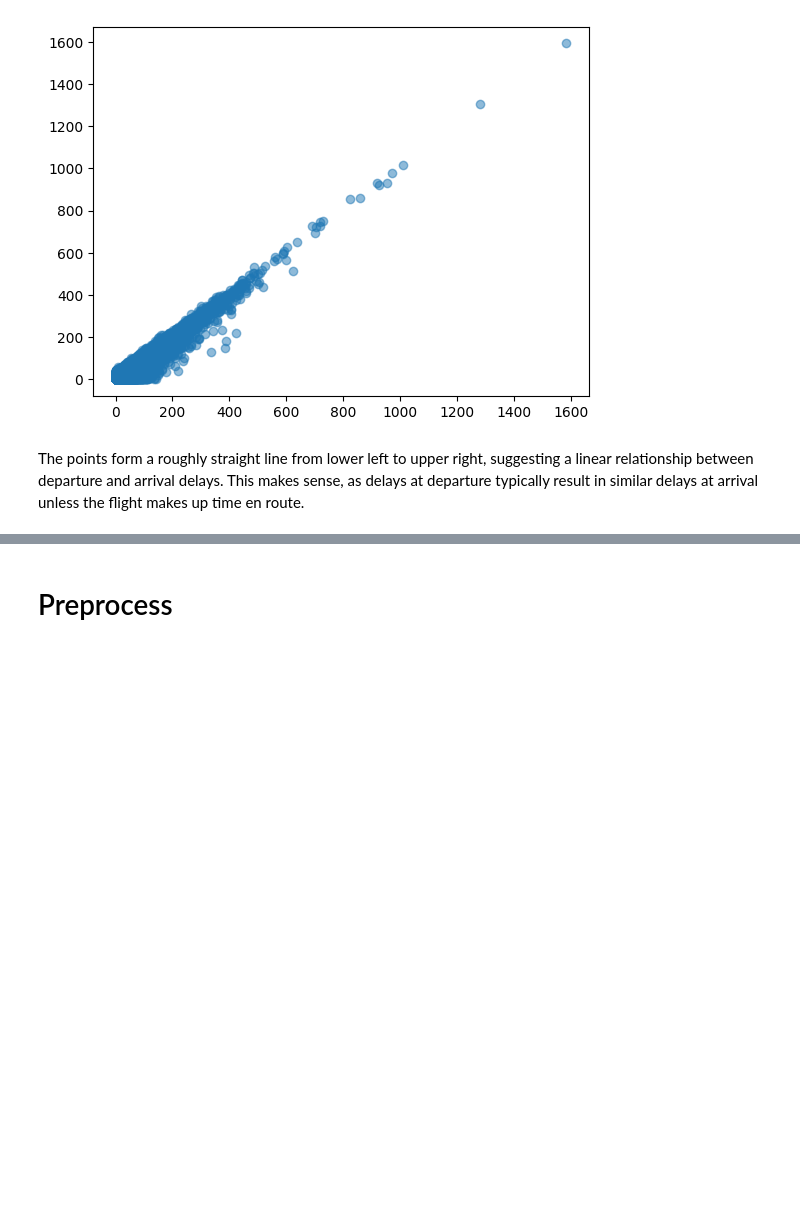
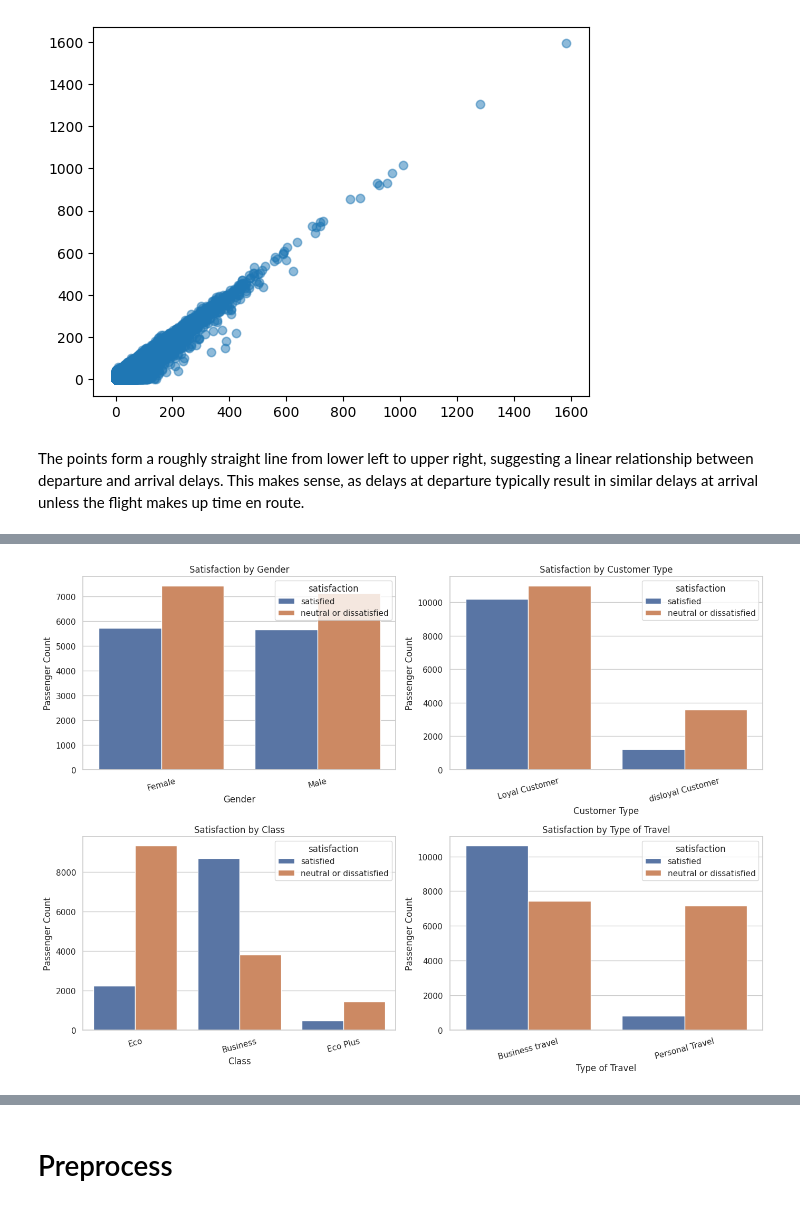
Before and after one commit to 29Schiller/Airline-Passenger-Satisfaction, a Jupyter notebook: BigDataTechnologyProject_APS_DuNhan.ipynb, the cells around one changed output, grey strips where cells are left out. Drawn from its saved outputs; the diff is of its cells as text; code cells hidden in the pictures; blank space fills up the shorter version.

```diff
--- a/BigDataTechnologyProject_APS_DuNhan.ipynb
+++ b/BigDataTechnologyProject_APS_DuNhan.ipynb
@@ -314,0 +330,82 @@ The points form a roughly straight line from lower left to upper right, suggesti
+# %%
+import matplotlib.pyplot as plt
+import seaborn as sns
+import pandas as pd
+import numpy as np
+
+# Clean and prepare data
+df_clean = test.toPandas()
+
+# Drop unnecessary columns
+df_clean.drop(columns=['_c0', 'id'], inplace=True)
+
+# Check and fill missing values in 'Arrival Delay in Minutes'
+df_clean['Arrival Delay in Minutes'].fillna(df_clean['Arrival Delay in Minutes'].median(), inplace=True)
+
+# Step A: Customer Profile Analysis
+# Satisfaction by Gender, Customer Type, Class, Type of Travel
+profile_vars = ['Gender', 'Customer Type', 'Class', 'Type of Travel']
+
+profile_summary = {}
+for var in profile_vars:
+    profile_summary[var] = df_clean.groupby([var, 'satisfaction']).size().unstack().fillna(0)
+
+# Age distribution by satisfaction
+age_dist = df_clean[['Age', 'satisfaction']]
+
+# Step B: Service Ratings vs Satisfaction
+service_columns = [
+    'Inflight wifi service', 'Departure/Arrival time convenient', 'Ease of Online booking',
+    'Gate location', 'Food and drink', 'Online boarding', 'Seat comfort',
+    'Inflight entertainment', 'On-board service', 'Leg room service', 'Baggage handling',
+    'Checkin service', 'Inflight service', 'Cleanliness'
+]
+
+service_summary = df_clean.groupby('satisfaction')[service_columns].mean().T
+service_summary['Difference'] = service_summary['satisfied'] - service_summary['neutral or dissatisfied']
+service_summary_sorted = service_summary.sort_values(by='Difference', ascending=False)
+
+# Step C: Delay analysis
+delay_summary = df_clean.groupby('satisfaction')[['Departure Delay in Minutes', 'Arrival Delay in Minutes']].mean()
+
+# Set plot style
+sns.set(style="whitegrid")
+plt.figure(figsize=(10, 6))
+
+# 1. Customer Profile Plots
+fig1, axes = plt.subplots(2, 2, figsize=(14, 10))
+profile_vars = ['Gender', 'Customer Type', 'Class', 'Type of Travel']
+
+for ax, var in zip(axes.flat, profile_vars):
+    sns.countplot(data=df_clean, x=var, hue='satisfaction', ax=ax)
+    ax.set_title(f'Satisfaction by {var}')
+    ax.set_ylabel("Passenger Count")
+    ax.set_xlabel(var)
+    ax.tick_params(axis='x', rotation=15)
+
+plt.tight_layout()
+plt.show()
+
+# 2. Service Rating Difference Plot
+plt.figure(figsize=(12, 8))
+sns.barplot(
+    y=service_summary_sorted.index,
+    x=service_summary_sorted['Difference'],
+    palette='coolwarm'
+)
+plt.axvline(0, color='gray', linestyle='--')
+plt.title('Average Service Rating Difference: Satisfied - Dissatisfied')
+plt.xlabel('Rating Difference')
+plt.ylabel('Service Category')
+plt.tight_layout()
+plt.show()
+
+# 3. Delay Analysis Plot
+plt.figure(figsize=(8, 5))
+delay_summary.T.plot(kind='bar', figsize=(10, 5), colormap='viridis')
+plt.title('Average Delay by Satisfaction Group')
+plt.ylabel('Average Delay (minutes)')
+plt.xticks(rotation=0)
+plt.tight_layout()
+plt.show()
+# %% [output]
@@ -314,0 +419 @@ The points form a roughly straight line from lower left to upper right, suggesti
+[figure, added]
```
Also changed, not shown: parts of 31 cells of this notebook.
